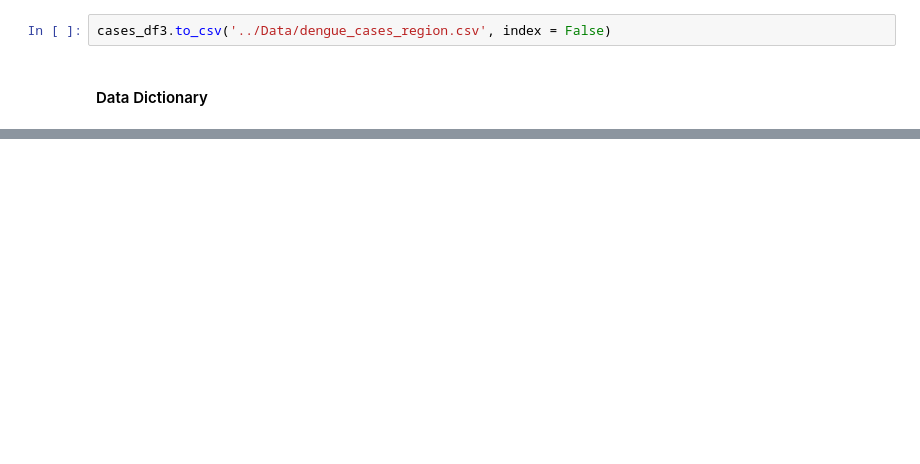
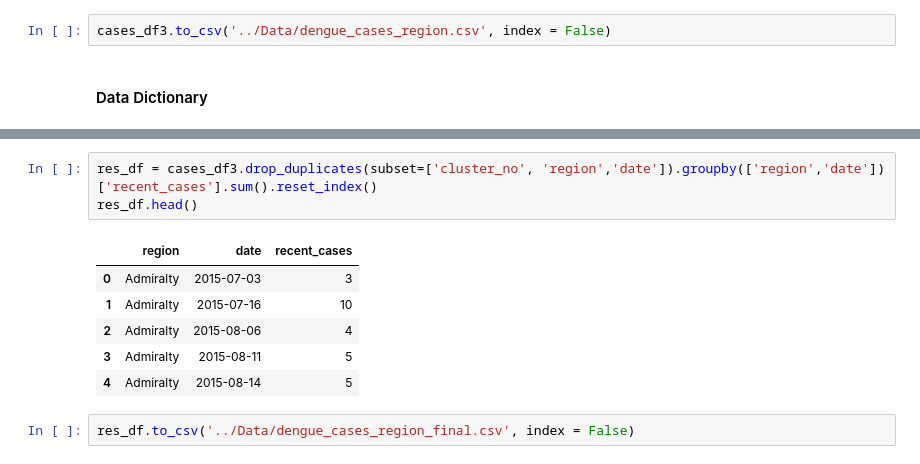
Before and after one commit to kyzeong/Singapore-Dengue-Case-Prediction, a Jupyter notebook: Code/dengue_cases_cleaning.ipynb, the cells around one changed output, grey strips where cells are left out. Saved outputs shown, nothing was run; the diff lists cells and outputs as text; blank space fills up the shorter version.

```diff
--- a/Code/dengue_cases_cleaning.ipynb
+++ b/Code/dengue_cases_cleaning.ipynb
@@ -352,3 +362,15 @@ cases_df3.to_csv('../Data/dengue_cases_region.csv', index = False)
 |date|datetime|dengue cluster (NEA)|Date in YYYY-MM-DD format|
 |postal_code|integer|dengue cluster (NEA)|Postal code of the stress address|
 |region|object|dengue cluster (NEA) & postal mapping (URA)|Region of the street address|
+# %%
+res_df = cases_df3.drop_duplicates(subset=['cluster_no', 'region','date']).groupby(['region','date'])['recent_cases'].sum().reset_index()
+res_df.head()
+# %% [output]
+|  | region | date | recent_cases |
+| 0 | Admiralty | 2015-07-03 | 3 |
+| 1 | Admiralty | 2015-07-16 | 10 |
+| 2 | Admiralty | 2015-08-06 | 4 |
+| 3 | Admiralty | 2015-08-11 | 5 |
+| 4 | Admiralty | 2015-08-14 | 5 |
+# %%
+res_df.to_csv('../Data/dengue_cases_region_final.csv', index = False)
```
Also changed, not shown: parts of 4 cells of this notebook, 3 other files.
